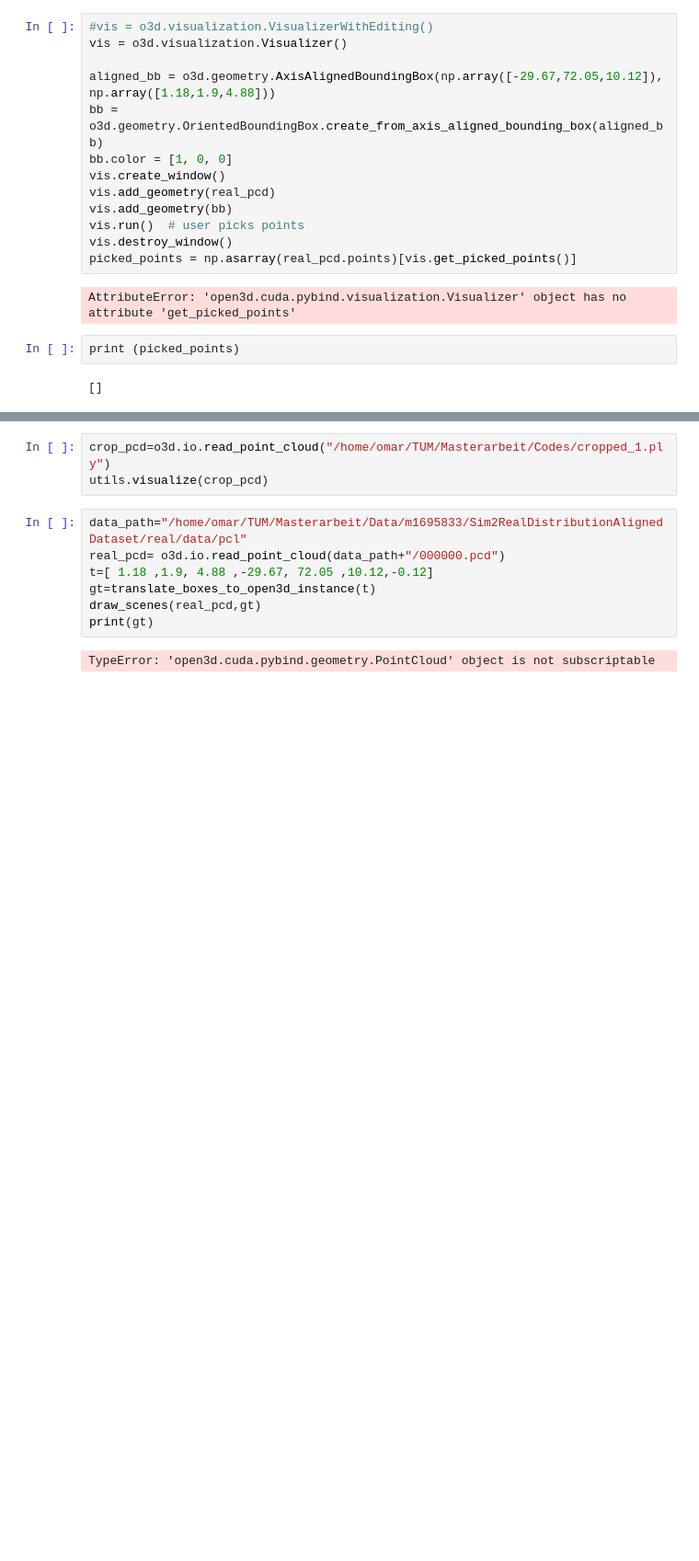
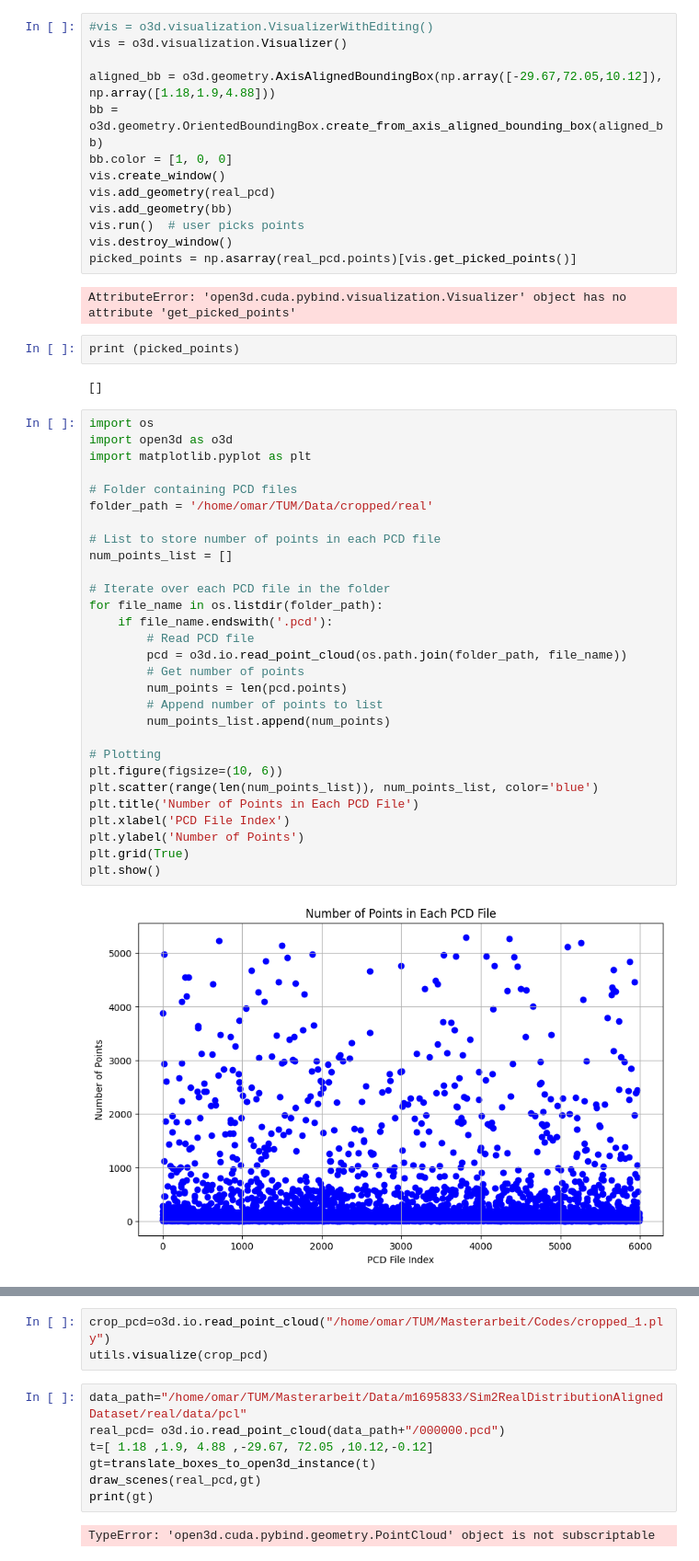
Before and after one commit to OmarFaig/Masterthesis, a Jupyter notebook: Codes/GAN_test.ipynb, the cells around one changed output, grey strips where cells are left out. Shown at 92% size. Cells and saved outputs as stored; diff of their text form; blank space fills up the shorter version.

```diff
--- a/Codes/GAN_test.ipynb
+++ b/Codes/GAN_test.ipynb
@@ -149,3 +149,34 @@ AttributeError: 'open3d.cuda.pybind.visualization.Visualizer' object has no attr
 print (picked_points)
 # %% [output]
 []
+# %%
+import os
+import open3d as o3d
+import matplotlib.pyplot as plt
+
+# Folder containing PCD files
+folder_path = '/home/omar/TUM/Data/cropped/real'
+
+# List to store number of points in each PCD file
+num_points_list = []
+
+# Iterate over each PCD file in the folder
+for file_name in os.listdir(folder_path):
+    if file_name.endswith('.pcd'):
+        # Read PCD file
+        pcd = o3d.io.read_point_cloud(os.path.join(folder_path, file_name))
+        # Get number of points
+        num_points = len(pcd.points)
+        # Append number of points to list
+        num_points_list.append(num_points)
+
+# Plotting
+plt.figure(figsize=(10, 6))
+plt.scatter(range(len(num_points_list)), num_points_list, color='blue')
+plt.title('Number of Points in Each PCD File')
+plt.xlabel('PCD File Index')
+plt.ylabel('Number of Points')
+plt.grid(True)
+plt.show()
+# %% [output]
+[figure, added]
```
Also changed, not shown: parts of 1 cell of this notebook, 4 other files.
